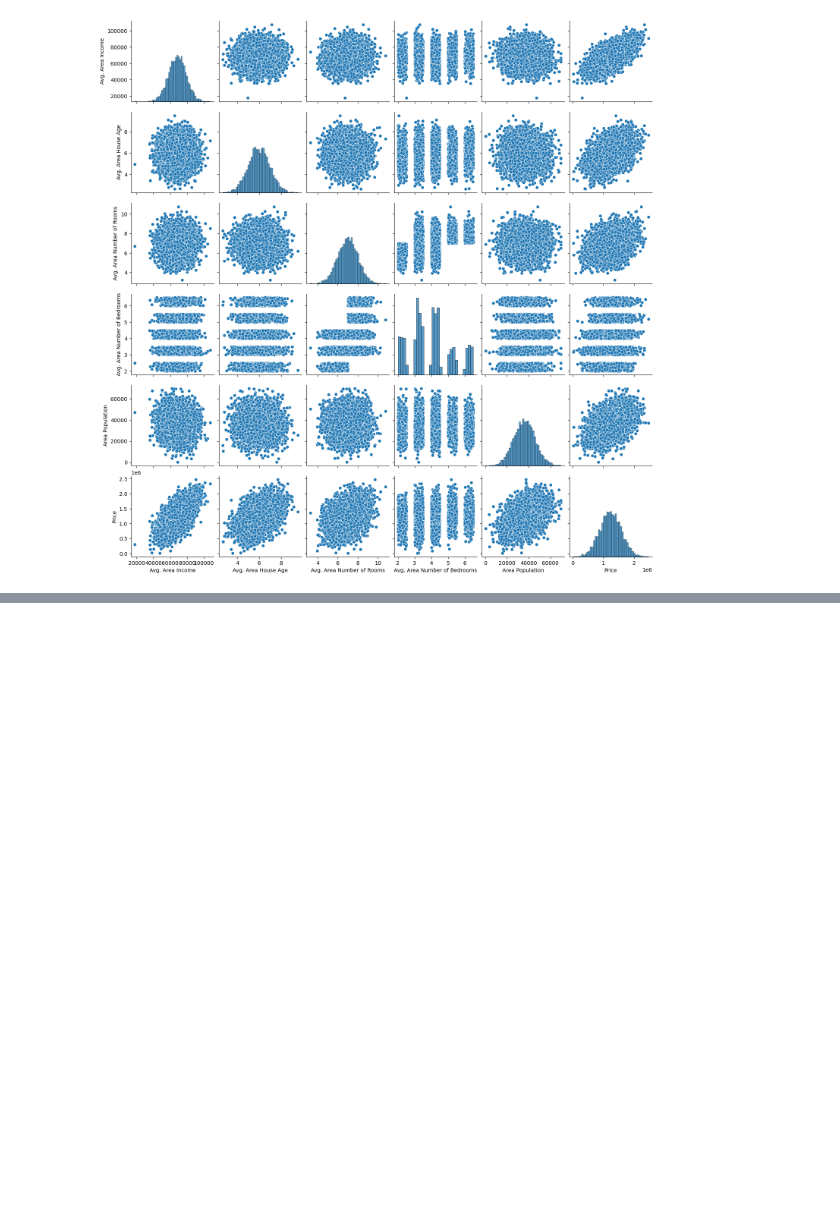
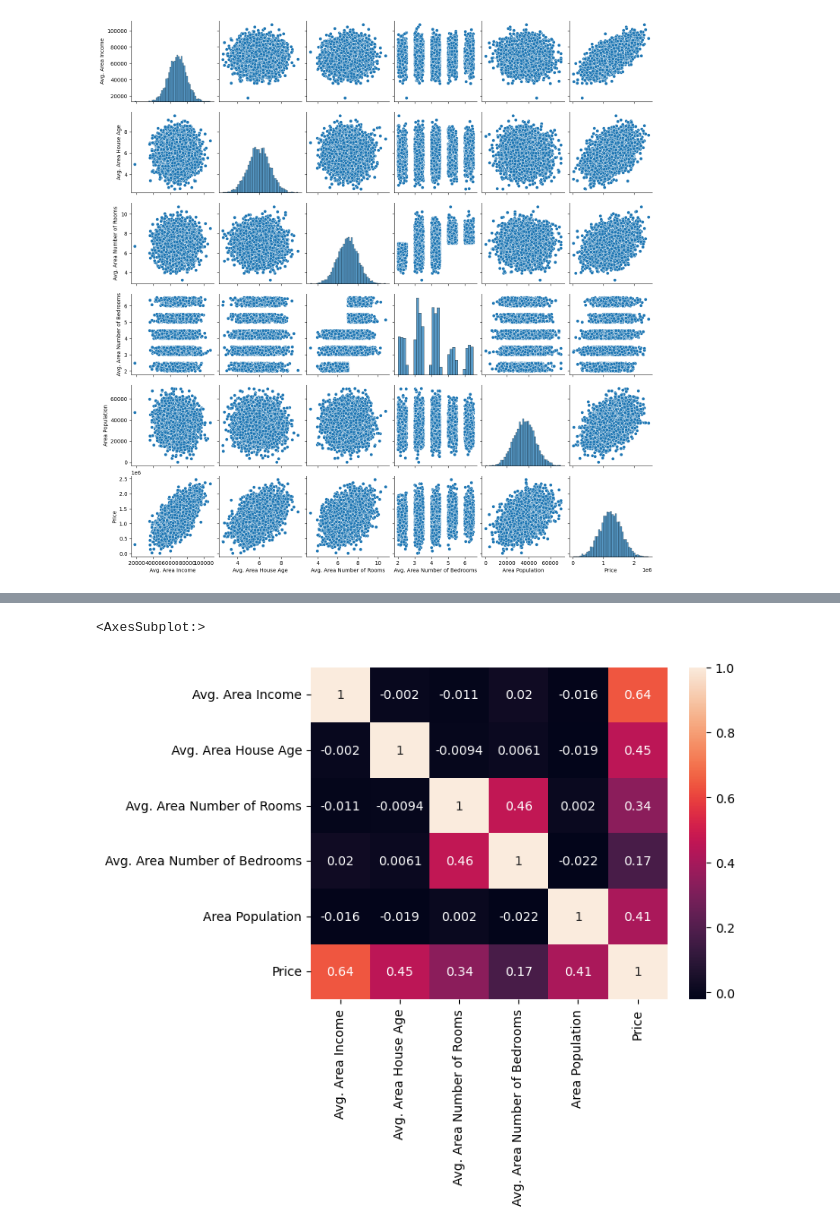
Before and after one commit to Naivedya-Rai/-Machine-Learning, a Jupyter notebook: LinearRegression.ipynb, the cells around one changed output, grey strips where cells are left out. Drawn from its saved outputs; the diff is of its cells as text; code cells hidden in the pictures; blank space fills up the shorter version.

```diff
--- a/LinearRegression.ipynb
+++ b/LinearRegression.ipynb
@@ -62,0 +80,5 @@ sns.pairplot(df)
+# %%
+sns.heatmap(df.corr(),annot=True)
+# %% [output]
+<AxesSubplot:>
+[figure, added]
```
Also changed, not shown: parts of 26 cells of this notebook.
